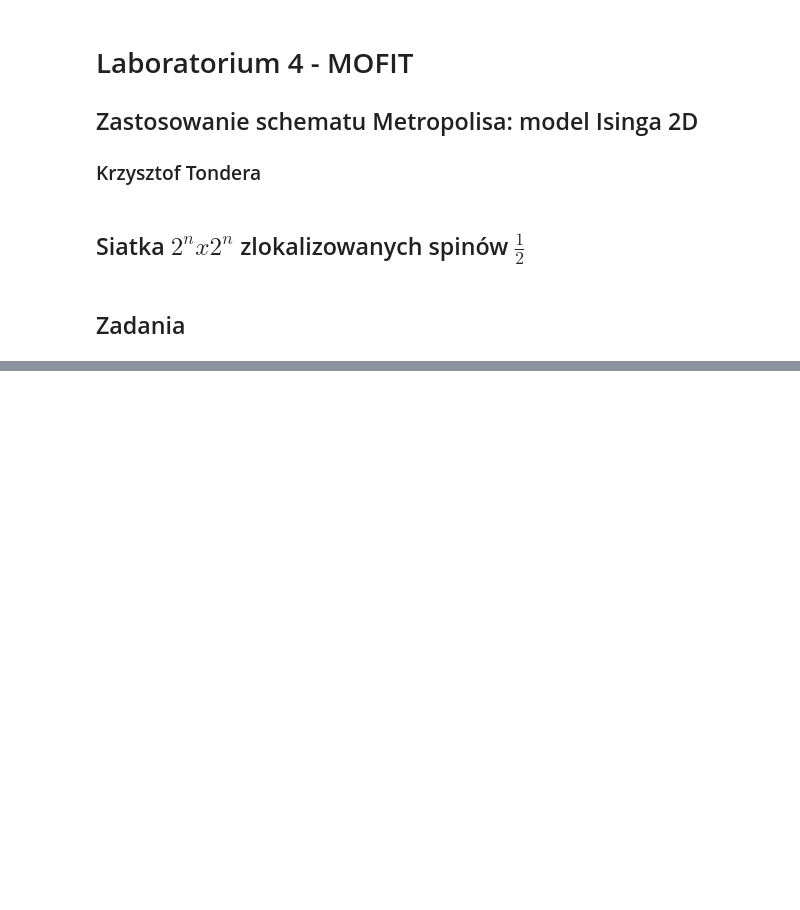
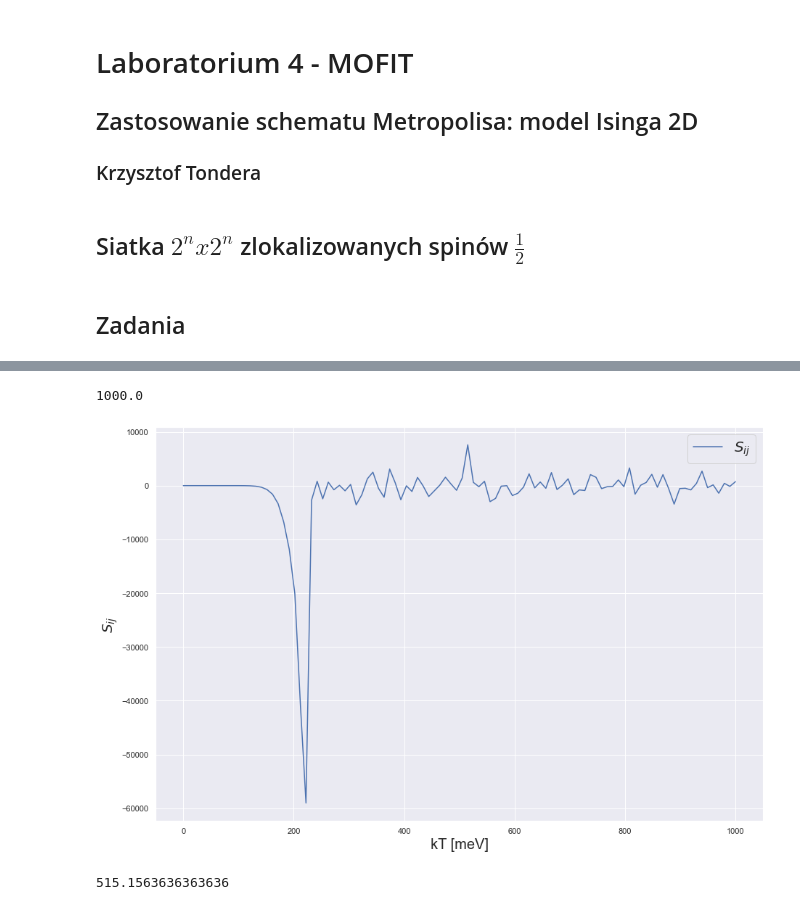
Before and after one commit to Krzysztof-Tondera-WFiIS/Studia, a Jupyter notebook: Proj4/proj4.ipynb, the cells around one changed output, grey strips where cells are left out. Drawn from its saved outputs; the diff is of its cells as text; code cells hidden in the pictures; blank space fills up the shorter version.

```diff
--- a/Proj4/proj4.ipynb
+++ b/Proj4/proj4.ipynb
@@ -114,0 +161,25 @@ plt.show()
+# %%
+maximum=0
+for i in range(len(xp)):
+    if p(xp)[i]==max(p(xp)):
+        maximum=xp[i]
+print(maximum)
+# %% [output]
+1000.0
+# %%
+plt.figure(figsize=(15, 10))
+plt.plot(kT,sigm,label=r'$S_{ij}$')
+plt.xlabel("kT [meV]",fontsize=20)
+plt.ylabel(r"$S_{ij}$ ",fontsize=20)
+plt.legend(fontsize=20)
+plt.show()
+# %% [output]
+[figure, added]
+# %%
+maximum=0
+for i in range(len(kT)):
+    if sigm[i]==max(sigm):
+        maximum=kT[i]
+print(maximum)
+# %% [output]
+515.1563636363636
```
Also changed, not shown: parts of 6 cells of this notebook, 1 other file.
